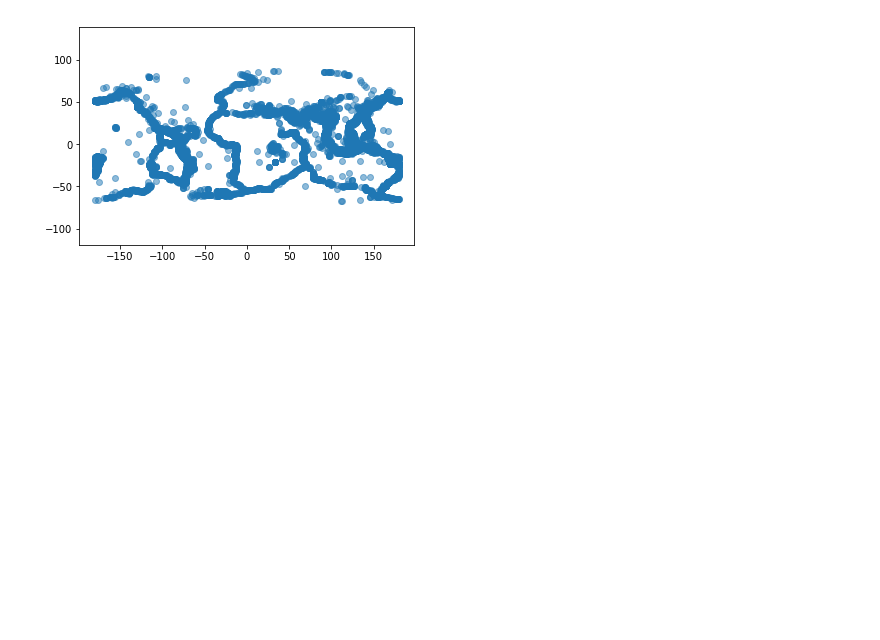
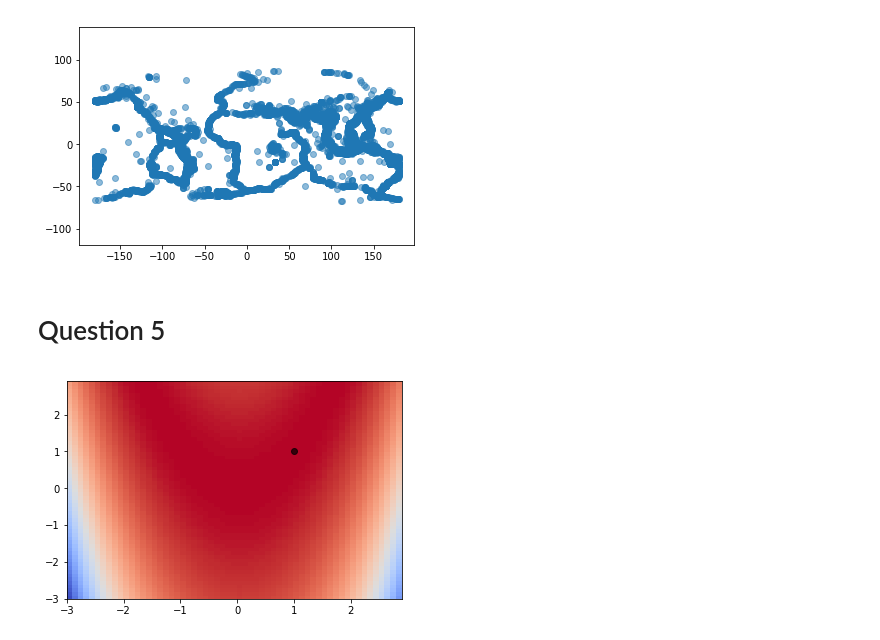
Before and after one commit to Alexander-Weinberg/BootCamp2018, a Jupyter notebook: ProbSets/Comp/ProbSet2/Data_Vis.ipynb, the cells around one changed output. Cells and saved outputs as stored; diff of their text form; code cells hidden in the pictures; blank space fills up the shorter version.

```diff
--- a/ProbSets/Comp/ProbSet2/Data_Vis.ipynb
+++ b/ProbSets/Comp/ProbSet2/Data_Vis.ipynb
@@ -133,3 +133,16 @@ plt.axis('equal')
 # %% [output]
 (-198.00565663082432, 198.00965663082434, -74.8249266004415, 93.96192660044152)
 [figure]
+# %% [markdown]
+# Question 5
+# %%
+f = lambda x, y: (1 - x)**2 + 100 * (y - x**2)**2
+min_x, max_x = -3, 3
+x_grid = np.arange(min_x, max_x, 0.1)
+x, y = np.meshgrid(x_grid, x_grid)
+
+plt.pcolormesh(x, y, -f(x, y), cmap='coolwarm')
+plt.scatter(1, 1, c='k', alpha=0.7)
+plt.show()
+# %% [output]
+[figure, added]
```
Also changed, not shown: parts of 6 cells of this notebook, 2 other files.
